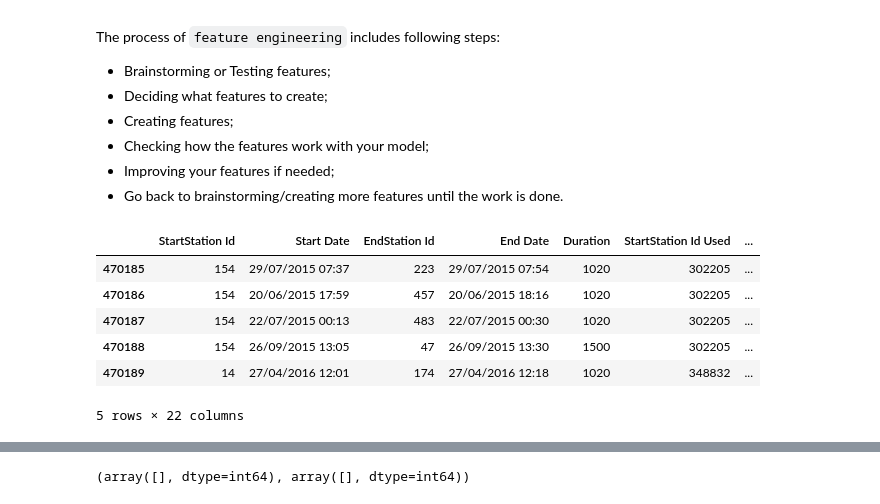
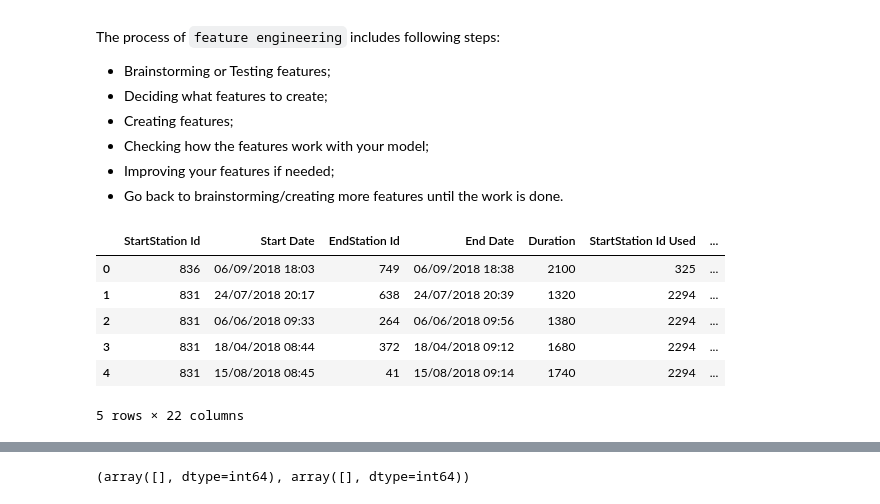
Before and after one commit to dataBikeHsUlm/MapReduce, a Jupyter notebook: Data_Munging/Feature Engineering.ipynb, the cells around one changed output, grey strips where cells are left out. Cells and saved outputs as stored; diff of their text form; code cells hidden in the pictures.

```diff
--- a/Data_Munging/Feature Engineering.ipynb
+++ b/Data_Munging/Feature Engineering.ipynb
@@ -21,14 +21,14 @@ from datetime import datetime, date
 from pprint import pprint
 # %%
 cycle_usage = pd.read_csv("cycleusage_cleansed.csv")
-cycle_usage.tail()
+cycle_usage.head()
 # %% [output]
 |  | StartStation Id | Start Date | EndStation Id | End Date | Duration | StartStation Id Used | ... |
-| 470185 | 154 | 29/07/2015 07:37 | 223 | 29/07/2015 07:54 | 1020 | 302205 | ... |
-| 470186 | 154 | 20/06/2015 17:59 | 457 | 20/06/2015 18:16 | 1020 | 302205 | ... |
-| 470187 | 154 | 22/07/2015 00:13 | 483 | 22/07/2015 00:30 | 1020 | 302205 | ... |
-| 470188 | 154 | 26/09/2015 13:05 | 47 | 26/09/2015 13:30 | 1500 | 302205 | ... |
-| 470189 | 14 | 27/04/2016 12:01 | 174 | 27/04/2016 12:18 | 1020 | 348832 | ... |
+| 0 | 836 | 06/09/2018 18:03 | 749 | 06/09/2018 18:38 | 2100 | 325 | ... |
+| 1 | 831 | 24/07/2018 20:17 | 638 | 24/07/2018 20:39 | 1320 | 2294 | ... |
+| 2 | 831 | 06/06/2018 09:33 | 264 | 06/06/2018 09:56 | 1380 | 2294 | ... |
+| 3 | 831 | 18/04/2018 08:44 | 372 | 18/04/2018 09:12 | 1680 | 2294 | ... |
+| 4 | 831 | 15/08/2018 08:45 | 41 | 15/08/2018 09:14 | 1740 | 2294 | ... |
 5 rows × 22 columns
 # %%
 rm_columns = {
```
Also changed, not shown: parts of 5 cells of this notebook, 1 other file.
